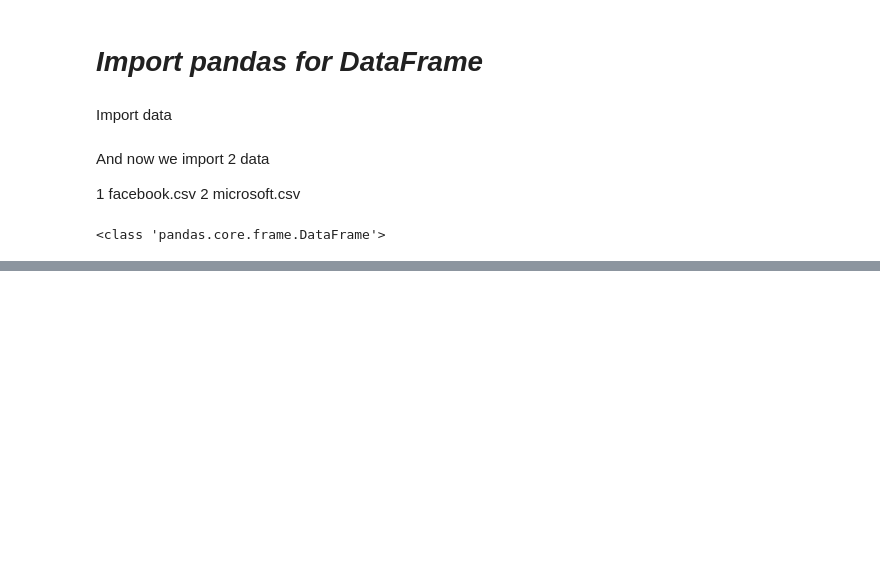
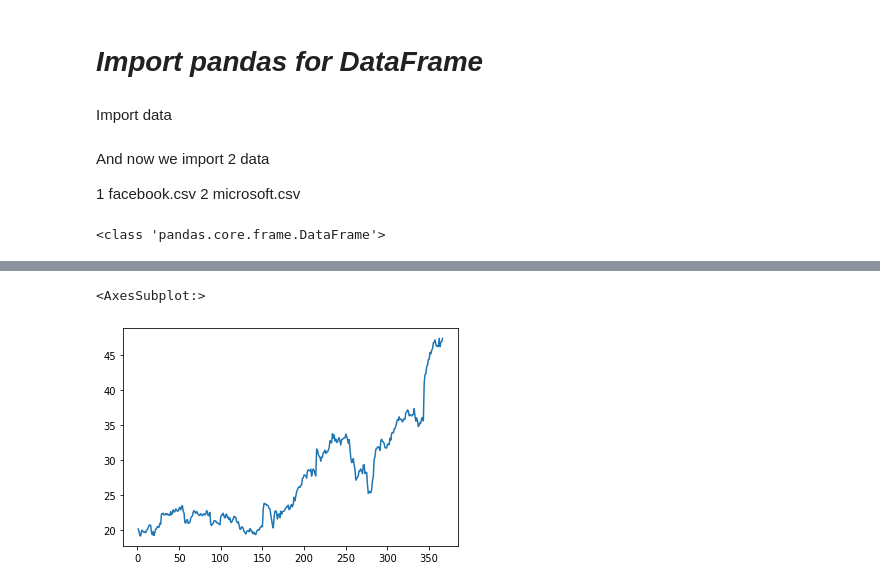
Before and after one commit to nnurskurmanbekov/Python-and-Statistics-for-Financial-Analysis, a Jupyter notebook: Week 1/Untitled0.ipynb, the cells around one changed output, grey strips where cells are left out. Drawn from its saved outputs; the diff is of its cells as text; code cells hidden in the pictures; blank space fills up the shorter version.

```diff
--- a/Week 1/Untitled0.ipynb
+++ b/Week 1/Untitled0.ipynb
@@ -52,0 +245,5 @@ print(type(fb))
+# %%
+fb.loc[1:366, 'Close'].plot()
+# %% [output]
+<AxesSubplot:>
+[figure, added]
```
Also changed, not shown: parts of 20 cells of this notebook.
